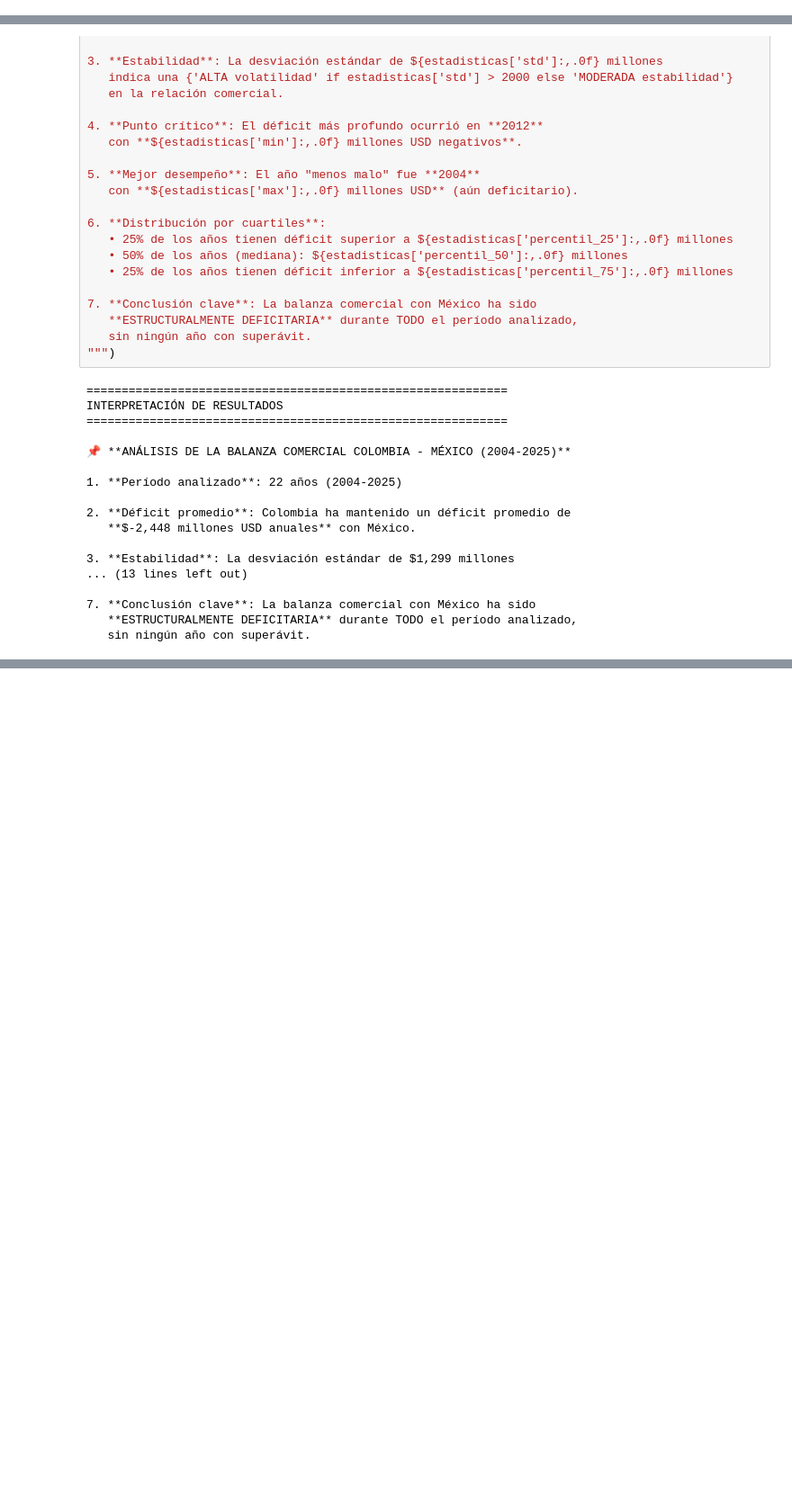
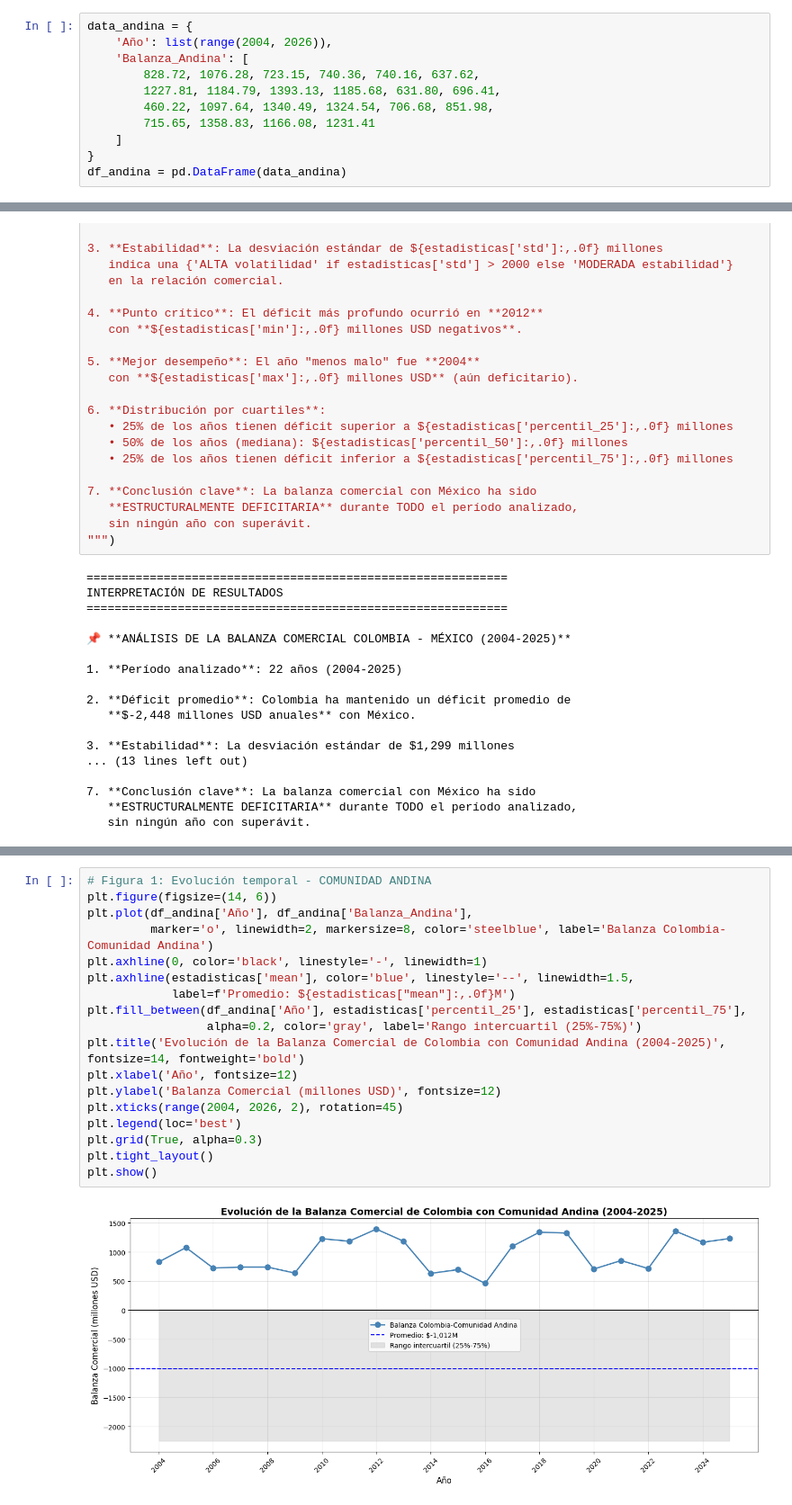
Before and after one commit to r2x4/entorno_economico, a Jupyter notebook: paises.ipynb, the cells around one changed output, grey strips where cells are left out. Shown at 90% size. Cells and saved outputs as stored; diff of their text form; blank space fills up the shorter version.

```diff
--- a/paises.ipynb
+++ b/paises.ipynb
@@ -125,3 +168,14 @@ data_mexico = {
 
 # Crear DataFrame
 df_mexico = pd.DataFrame(data_mexico)
+# %%
+data_andina = {
+    'Año': list(range(2004, 2026)),
+    'Balanza_Andina': [
+        828.72, 1076.28, 723.15, 740.36, 740.16, 637.62,
+        1227.81, 1184.79, 1393.13, 1185.68, 631.80, 696.41,
+        460.22, 1097.64, 1340.49, 1324.54, 706.68, 851.98,
+        715.65, 1358.83, 1166.08, 1231.41
+    ]
+}
+df_andina = pd.DataFrame(data_andina)
@@ -285,0 +922,20 @@ plt.show()
+# %%
+# Figura 1: Evolución temporal - COMUNIDAD ANDINA
+plt.figure(figsize=(14, 6))
+plt.plot(df_andina['Año'], df_andina['Balanza_Andina'],
+         marker='o', linewidth=2, markersize=8, color='steelblue', label='Balanza Colombia-Comunidad Andina')
+plt.axhline(0, color='black', linestyle='-', linewidth=1)
+plt.axhline(estadisticas['mean'], color='blue', linestyle='--', linewidth=1.5,
+            label=f'Promedio: ${estadisticas["mean"]:,.0f}M')
+plt.fill_between(df_andina['Año'], estadisticas['percentil_25'], estadisticas['percentil_75'],
+                 alpha=0.2, color='gray', label='Rango intercuartil (25%-75%)')
+plt.title('Evolución de la Balanza Comercial de Colombia con Comunidad Andina (2004-2025)', fontsize=14, fontweight='bold')
+plt.xlabel('Año', fontsize=12)
+plt.ylabel('Balanza Comercial (millones USD)', fontsize=12)
+plt.xticks(range(2004, 2026, 2), rotation=45)
+plt.legend(loc='best')
+plt.grid(True, alpha=0.3)
+plt.tight_layout()
+plt.show()
+# %% [output]
+[figure, added]
```
Also changed, not shown: parts of 32 cells of this notebook.
